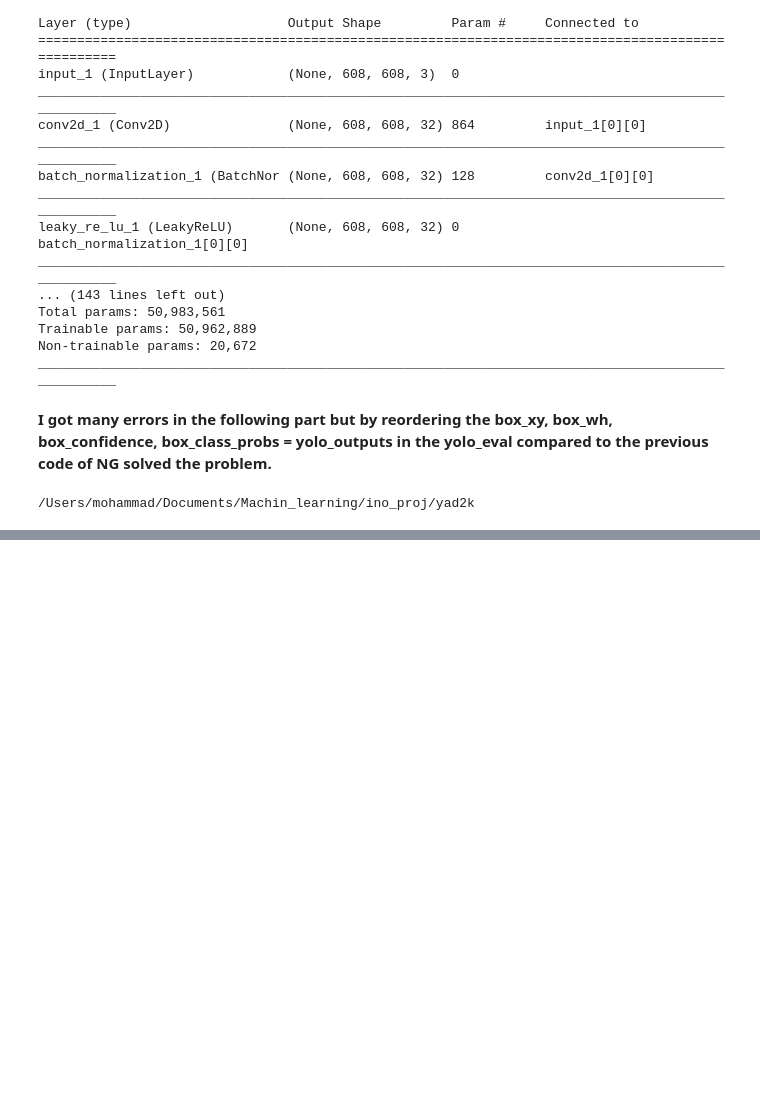
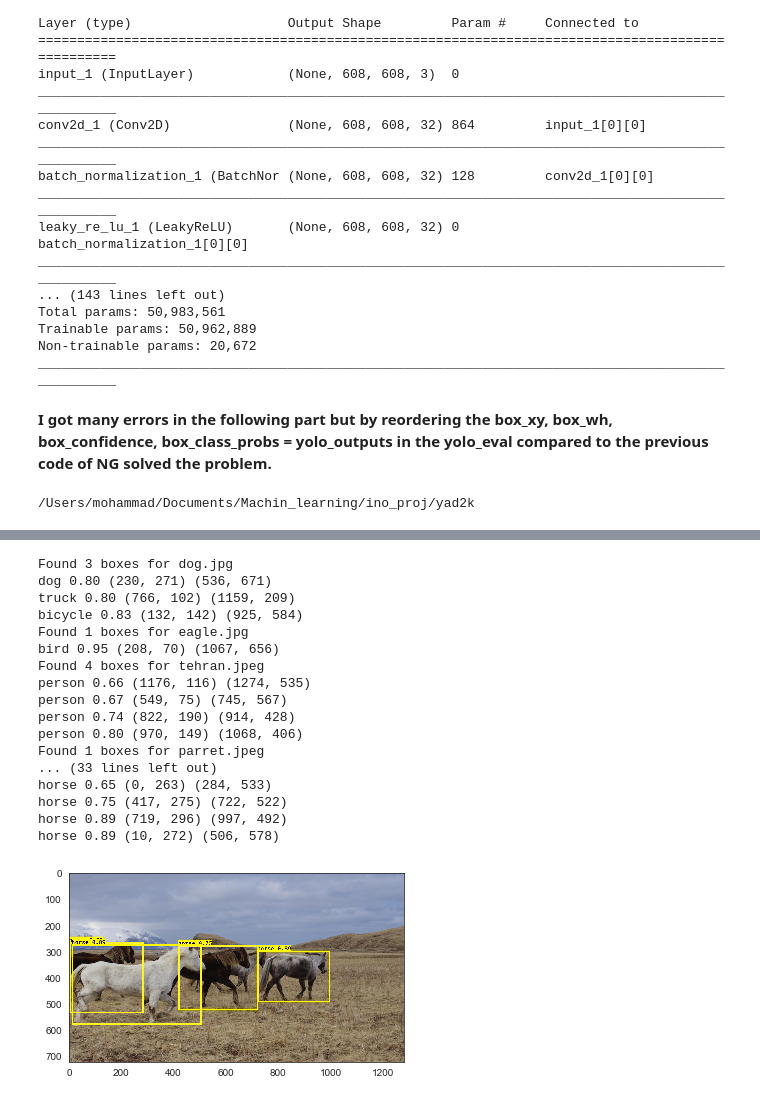
Before and after one commit to mzhoolideh/INO, a Jupyter notebook: obj_det.ipynb, the cells around one changed output, grey strips where cells are left out. Cells and saved outputs as stored; diff of their text form; code cells hidden in the pictures; blank space fills up the shorter version.

```diff
--- a/obj_det.ipynb
+++ b/obj_det.ipynb
@@ -305,0 +303,42 @@ person 0.79 (985, 289) (1210, 663)
+# %%
+directory = r'/Users/mohammad/Documents/Machin_learning/ino_proj/yad2k/images'
+width, height = 1280,720
+for filename in os.listdir(directory):
+    if filename.endswith(".jpg") or filename.endswith(".png"):
+        #print(os.path.join(directory, filename))
+        img_reshape(filename, width, height)
+    else:
+        continue
+# %%
+import os
+
+objects_1 = []
+
+directory = r'/Users/mohammad/Documents/Machin_learning/ino_proj/yad2k/images'
+for filename in os.listdir(directory):
+    if filename.endswith(".jpg") or filename.endswith(".png") or filename.endswith(".jpeg"):
+        #print(os.path.join(directory, filename))
+        out_scores, out_boxes, out_classes = predict(sess, filename)
+        objects_1 = np.append(objects_1, out_classes)
+
+    else:
+        continue
+# %% [output]
+Found 3 boxes for dog.jpg
+dog 0.80 (230, 271) (536, 671)
+truck 0.80 (766, 102) (1159, 209)
+bicycle 0.83 (132, 142) (925, 584)
+Found 1 boxes for eagle.jpg
+bird 0.95 (208, 70) (1067, 656)
+Found 4 boxes for tehran.jpeg
+person 0.66 (1176, 116) (1274, 535)
+person 0.67 (549, 75) (745, 567)
+person 0.74 (822, 190) (914, 428)
+person 0.80 (970, 149) (1068, 406)
+Found 1 boxes for parret.jpeg
+... (33 lines left out)
+horse 0.65 (0, 263) (284, 533)
+horse 0.75 (417, 275) (722, 522)
+horse 0.89 (719, 296) (997, 492)
+horse 0.89 (10, 272) (506, 578)
+[figure, added]
```
Also changed, not shown: parts of 37 cells of this notebook.
